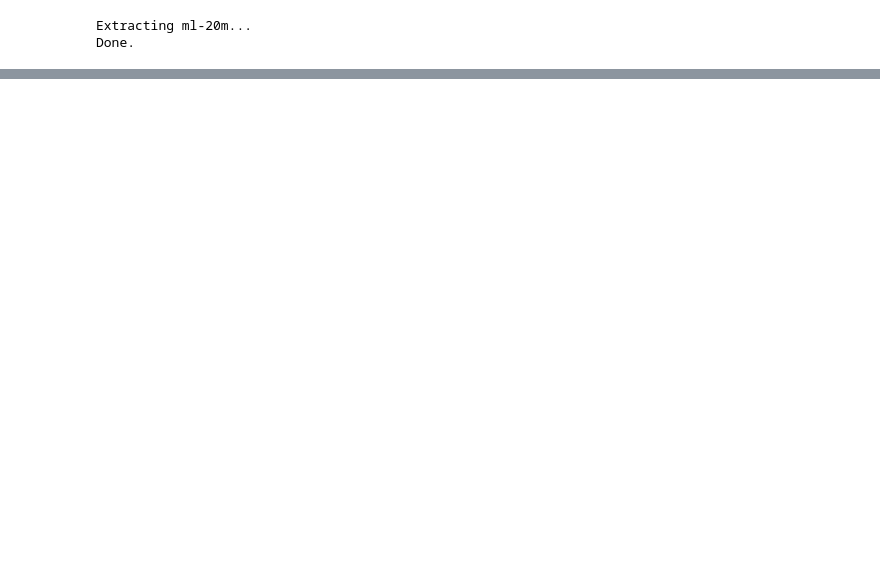
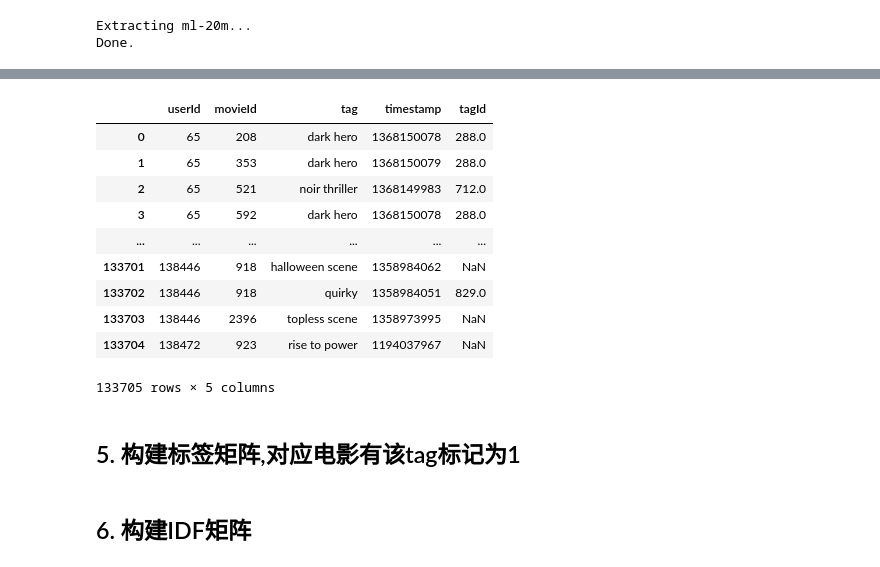
Before and after one commit to miaopei/RecommendedSystem, a Jupyter notebook: movies_recommended/movies_recommended.ipynb, the cells around one changed output, grey strips where cells are left out. Cells and saved outputs as stored; diff of their text form; code cells hidden in the pictures; blank space fills up the shorter version.

```diff
--- a/movies_recommended/movies_recommended.ipynb
+++ b/movies_recommended/movies_recommended.ipynb
@@ -128 +131,11 @@ MovieLens 20M数据集
 由138,000名用户向27,000部电影应用了2000万个评级和465,000个标签应用程序。包括标签基因组数据，在1,100个标签上有1200万个相关性分数。
+# %%
+# 加载数据分析常用库
+import pandas as pd
+import numpy as np
+import matplotlib.pyplot as plt
+% matplotlib inline
+
+# 设置显示选项
+pd.set_option('display.max_columns', 8)
+pd.set_option('display.max_rows', 8)
@@ -128,0 +357,18 @@ MovieLens 20M数据集
+# %%
+# 将用户打的标签改成标签的 tagId 来方便做相似度计算
+tags = pd.merge(tags, genome_tags, on='tag', how='left')
+tags
+# %% [output]
+|  | userId | movieId | tag | timestamp | tagId |
+| 0 | 65 | 208 | dark hero | 1368150078 | 288.0 |
+| 1 | 65 | 353 | dark hero | 1368150079 | 288.0 |
+| 2 | 65 | 521 | noir thriller | 1368149983 | 712.0 |
+| 3 | 65 | 592 | dark hero | 1368150078 | 288.0 |
+| ... | ... | ... | ... | ... | ... |
+| 133701 | 138446 | 918 | halloween scene | 1358984062 | NaN |
+| 133702 | 138446 | 918 | quirky | 1358984051 | 829.0 |
+| 133703 | 138446 | 2396 | topless scene | 1358973995 | NaN |
+| 133704 | 138472 | 923 | rise to power | 1194037967 | NaN |
+133705 rows × 5 columns
+# %% [markdown]
+## 5. 构建标签矩阵,对应电影有该tag标记为1
@@ -128,0 +381,2 @@ MovieLens 20M数据集
+# %% [markdown]
+## 6. 构建IDF矩阵
```
Also changed, not shown: parts of 111 cells of this notebook, 9 other files.
